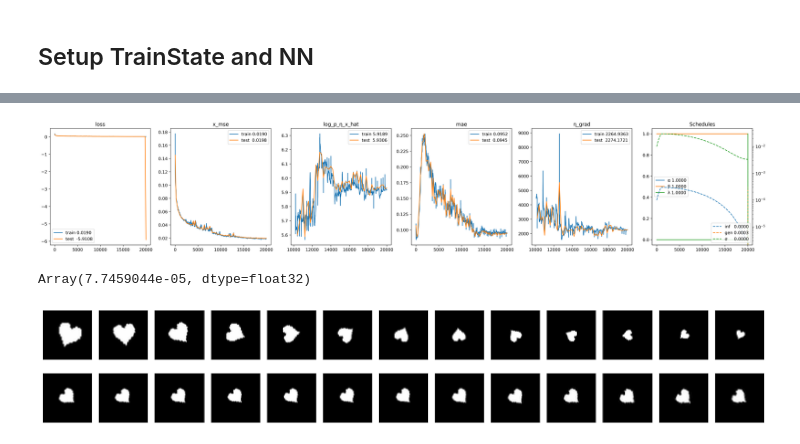
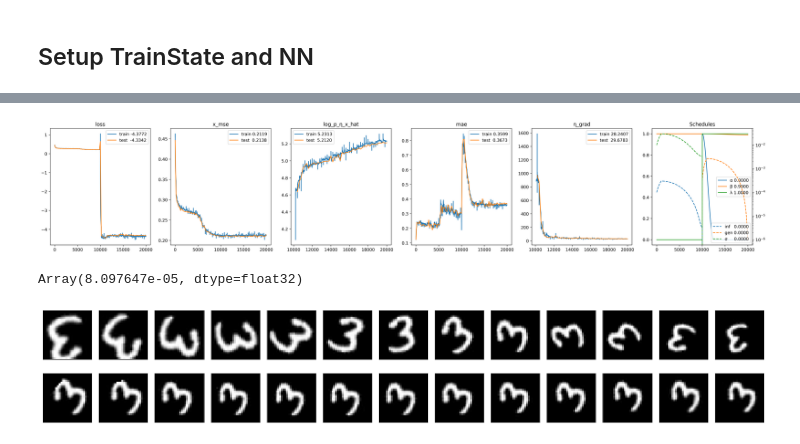
Before and after one commit to cambridge-mlg/sgm, a Jupyter notebook: notebooks/proto_gen_model.ipynb, the cells around one changed output, grey strips where cells are left out. Saved outputs shown, nothing was run; the diff lists cells and outputs as text; code cells hidden in the pictures.

Commit message:
Revert "Temp commit to show Bruno"
This reverts commit f90f20e5abaca680ac1f0fdf77f523f40cf19139.

```diff
--- a/notebooks/proto_gen_model.ipynb
+++ b/notebooks/proto_gen_model.ipynb
@@ -57,10 +55,8 @@ For more information see: https://github.com/tensorflow/addons/issues/2807
 
   warnings.warn(
 # %%
-# ANGLE = 180
-# config = get_mnist_config(f"{ANGLE}")
-
-config = get_dsprites_config()
+ANGLE = 180
+config = get_config(f"{ANGLE}")
 # %%
 print((3 * config.model.generative.num_bins + 1) * len(config.model.bounds), config.model.generative.conditioner.hidden_dims[-1])
 # Note, we probably want the first number to be smaller than the second number. Haven't tested this yet.
@@ -71,7 +67,7 @@ run = wandb.init(
     project="iclr2024experiments",
     entity="invariance-learners",
     config=config.to_dict(),
-    mode="offline",
+    mode="online",
     notes="",
     name=None,
     settings=wandb.Settings(code_dir="../"),
@@ -113,7 +114,7 @@ INFO:absl:Features after preprocessing: {'image': 'float32[64, 64, 1]', 'label':
 # %%
 model = PrototypicalGenerativeModel(**config.model.to_dict())
 
-variables = model.init({'params': init_rng, 'sample': init_rng}, jnp.empty((64, 64, 1)), train=False)
+variables = model.init({'params': init_rng, 'sample': init_rng}, jnp.empty((28, 28, 1)), train=False)
 
 parameter_overview.log_parameter_overview(variables)
 # %% [output]
@@ -141,7 +142,7 @@ state = create_pgm_state(params, state_rng, config)
 
 train_step, eval_step = make_pgm_train_and_eval(config, model)
 # %%
-total_steps = config.inf_steps # + config.gen_steps
+total_steps = config.gen_steps + config.inf_steps
 final_state, history, _ = ciclo.train_loop(
     state,
     deterministic_data.start_input_pipeline(train_ds),
@@ -262,57 +264,53 @@ ax5_twin.set_yscale("log")
 
 plt.show()
 # %% [output]
-[figure, old version]
+[figure, new version]
 # %%
 # best_state = checkpoints.restore_checkpoint(ckpt_dir='checkpoint', target=state)
 # best_state.step
 # %%
 jax.nn.softplus(final_state.params['inference_net']['σ_']).mean()
 # %% [output]
-Array(7.7459044e-05, dtype=float32)
+Array(8.097647e-05, dtype=float32)
 # %%
 val_iter = deterministic_data.start_input_pipeline(val_ds)
 val_batch = next(val_iter)
+
+x_ = val_batch['image'][0][14]
 
 def get_proto(x):
     η, _ = model.apply({"params": final_state.params},
                             x, train=False, rngs={"sample": rng})
     xhat = transform_image(x, -η)
     return xhat, η
 
-def make_protos_plot(x_):
+for mask in [
+    # jnp.array([0, 0, 1, 0, 0]),
+    # jnp.array([1, 1, 0, 0, 0]),
+    # jnp.array([0, 0, 0, 1, 1]),
+    jnp.array([1, 1, 1, 1, 1])
+]:
 
-    for mask in [
-        # jnp.array([0, 0, 1, 0, 0]),
-        # jnp.array([1, 1, 0, 0, 0]),
-        # jnp.array([0, 0, 0, 1, 1]),
-        jnp.array([1, 1, 1, 1, 1])
-    ]:
+    transformed_xs = jax.vmap(transform_image, in_axes=(None, 0))(
+        x_,
+        jnp.linspace(-jnp.array(config.model.bounds) * mask, jnp.array(config.model.bounds) * mask, 13)
+    )
 
-        transformed_xs = jax.vmap(transform_image, in_axes=(None, 0))(
-            x_,
-            jnp.linspace(-jnp.array(config.model.bounds) * mask, jnp.array(config.model.bounds) * mask, 13)
-        )
+    xhats, ηs = jax.vmap(get_proto)(transformed_xs)
 
-        xhats, ηs = jax.vmap(get_proto)(transformed_xs)
+    fig, axs = plt.subplots(2, len(xhats), figsize=(15, 3))
 
-        fig, axs = plt.subplots(2, len(xhats), figsize=(15, 3))
+    for ax, x in zip(axs[0], list(transformed_xs)):
+        ax.imshow(rescale_for_imshow(x), cmap='gray')
+        ax.set_xticks([])
+        ax.set_yticks([])
 
-        for ax, x in zip(axs[0], list(transformed_xs)):
-            ax.imshow(rescale_for_imshow(x), cmap='gray')
-            ax.set_xticks([])
-            ax.set_yticks([])
+    for ax, xhat in zip(axs[1], list(xhats)):
+        ax.imshow(rescale_for_imshow(xhat), cmap='gray')
+        ax.set_xticks([])
+        ax.set_yticks([])
 
-        for ax, xhat in zip(axs[1], list(xhats)):
-            ax.imshow(rescale_for_imshow(xhat), cmap='gray')
-            ax.set_xticks([])
-            ax.set_yticks([])
-
-        plt.tight_layout()
-        plt.show()
-
-
-x_ = val_batch['image'][0][9]
-make_protos_plot(x_)
+    plt.tight_layout()
+    plt.show()
 # %% [output]
-[figure, old version]
+[figure, new version]
```
Also changed, not shown: parts of 11 cells of this notebook, 3 other files.
